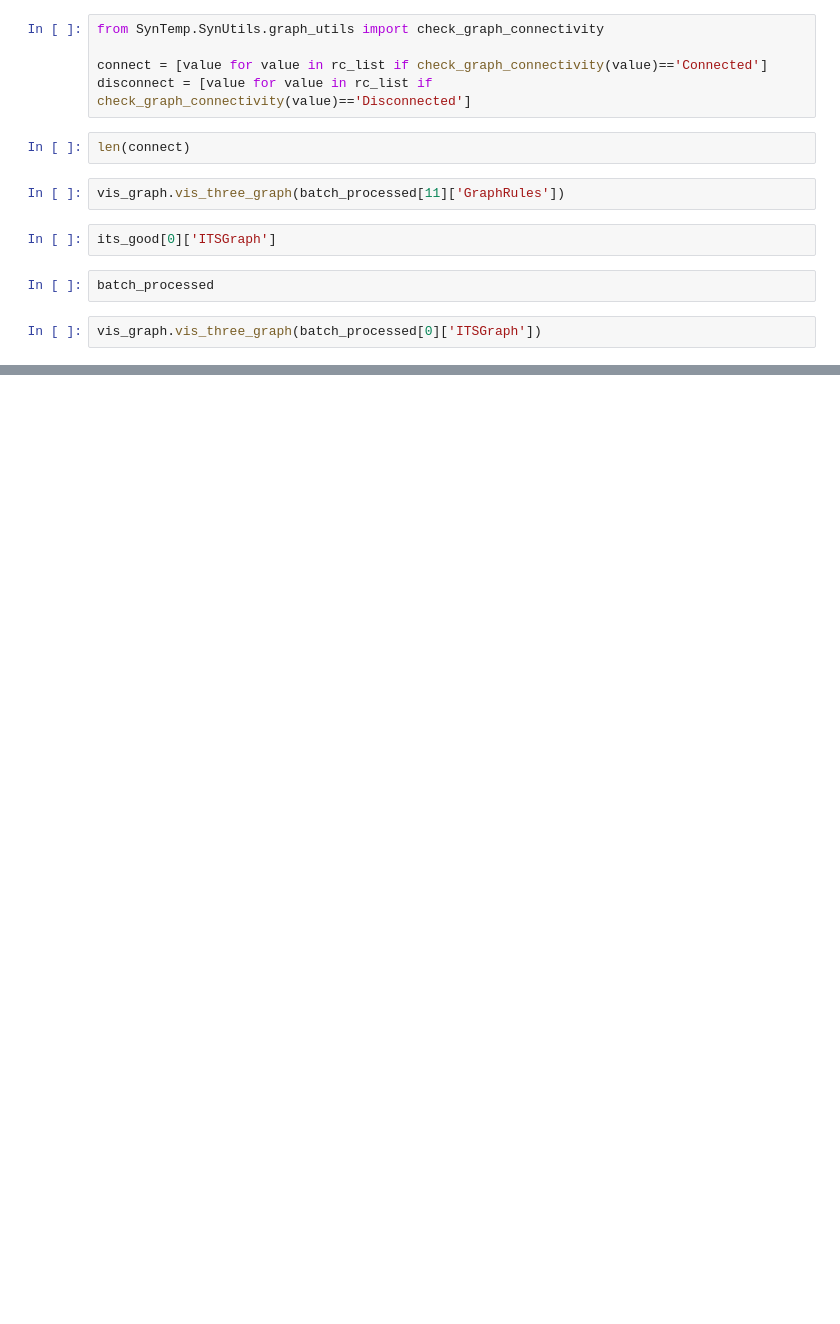
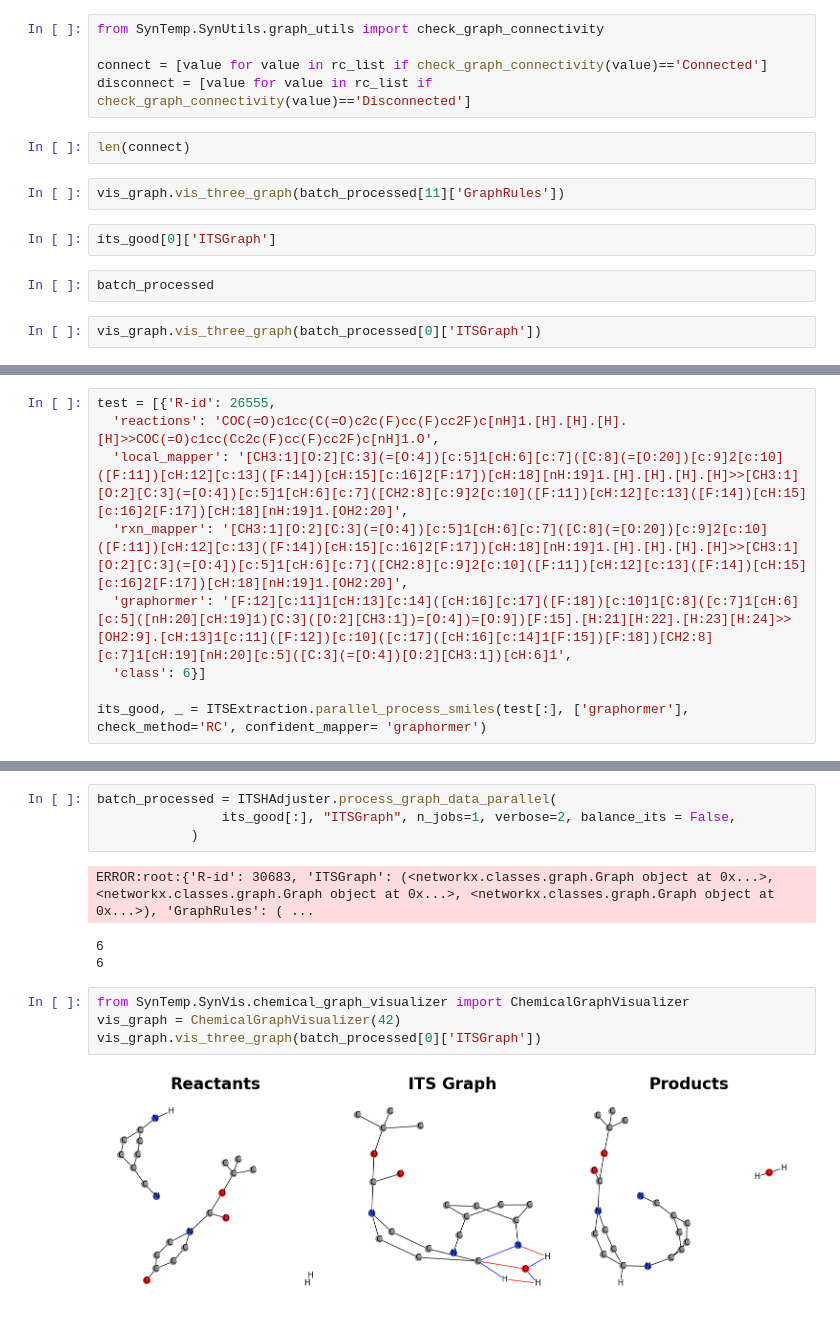
Before and after one commit to TieuLongPhan/SynTemp, a Jupyter notebook: test.ipynb, the cells around one changed output, grey strips where cells are left out. Drawn from its saved outputs; the diff is of its cells as text; blank space fills up the shorter version.

```diff
--- a/test.ipynb
+++ b/test.ipynb
@@ -131,0 +806,9 @@ vis_graph.vis_three_graph(batch_processed[0]['ITSGraph'])
+# %%
+test = [{'R-id': 26555,
+  'reactions': 'COC(=O)c1cc(C(=O)c2c(F)cc(F)cc2F)c[nH]1.[H].[H].[H].[H]>>COC(=O)c1cc(Cc2c(F)cc(F)cc2F)c[nH]1.O',
+  'local_mapper': '[CH3:1][O:2][C:3](=[O:4])[c:5]1[cH:6][c:7]([C:8](=[O:20])[c:9]2[c:10]([F:11])[cH:12][c:13]([F:14])[cH:15][c:16]2[F:17])[cH:18][nH:19]1.[H].[H].[H].[H]>>[CH3:1][O:2][C:3](=[O:4])[c:5]1[cH:6][c:7]([CH2:8][c:9]2[c:10]([F:11])[cH:12][c:13]([F:14])[cH:15][c:16]2[F:17])[cH:18][nH:19]1.[OH2:20]',
+  'rxn_mapper': '[CH3:1][O:2][C:3](=[O:4])[c:5]1[cH:6][c:7]([C:8](=[O:20])[c:9]2[c:10]([F:11])[cH:12][c:13]([F:14])[cH:15][c:16]2[F:17])[cH:18][nH:19]1.[H].[H].[H].[H]>>[CH3:1][O:2][C:3](=[O:4])[c:5]1[cH:6][c:7]([CH2:8][c:9]2[c:10]([F:11])[cH:12][c:13]([F:14])[cH:15][c:16]2[F:17])[cH:18][nH:19]1.[OH2:20]',
+  'graphormer': '[F:12][c:11]1[cH:13][c:14]([cH:16][c:17]([F:18])[c:10]1[C:8]([c:7]1[cH:6][c:5]([nH:20][cH:19]1)[C:3]([O:2][CH3:1])=[O:4])=[O:9])[F:15].[H:21][H:22].[H:23][H:24]>>[OH2:9].[cH:13]1[c:11]([F:12])[c:10]([c:17]([cH:16][c:14]1[F:15])[F:18])[CH2:8][c:7]1[cH:19][nH:20][c:5]([C:3](=[O:4])[O:2][CH3:1])[cH:6]1',
+  'class': 6}]
+
+its_good, _ = ITSExtraction.parallel_process_smiles(test[:], ['graphormer'], check_method='RC', confident_mapper= 'graphormer')
@@ -131,0 +818,14 @@ vis_graph.vis_three_graph(batch_processed[0]['ITSGraph'])
+# %%
+batch_processed = ITSHAdjuster.process_graph_data_parallel(
+                its_good[:], "ITSGraph", n_jobs=1, verbose=2, balance_its = False,
+            )
+# %% [output]
+ERROR:root:{'R-id': 30683, 'ITSGraph': (<networkx.classes.graph.Graph object at 0x...>, <networkx.classes.graph.Graph object at 0x...>, <networkx.classes.graph.Graph object at 0x...>), 'GraphRules': ( ...
+6
+6
+# %%
+from SynTemp.SynVis.chemical_graph_visualizer import ChemicalGraphVisualizer
+vis_graph = ChemicalGraphVisualizer(42)
+vis_graph.vis_three_graph(batch_processed[0]['ITSGraph'])
+# %% [output]
+[figure, added]
```
Also changed, not shown: parts of 33 cells of this notebook, 8 other files.
